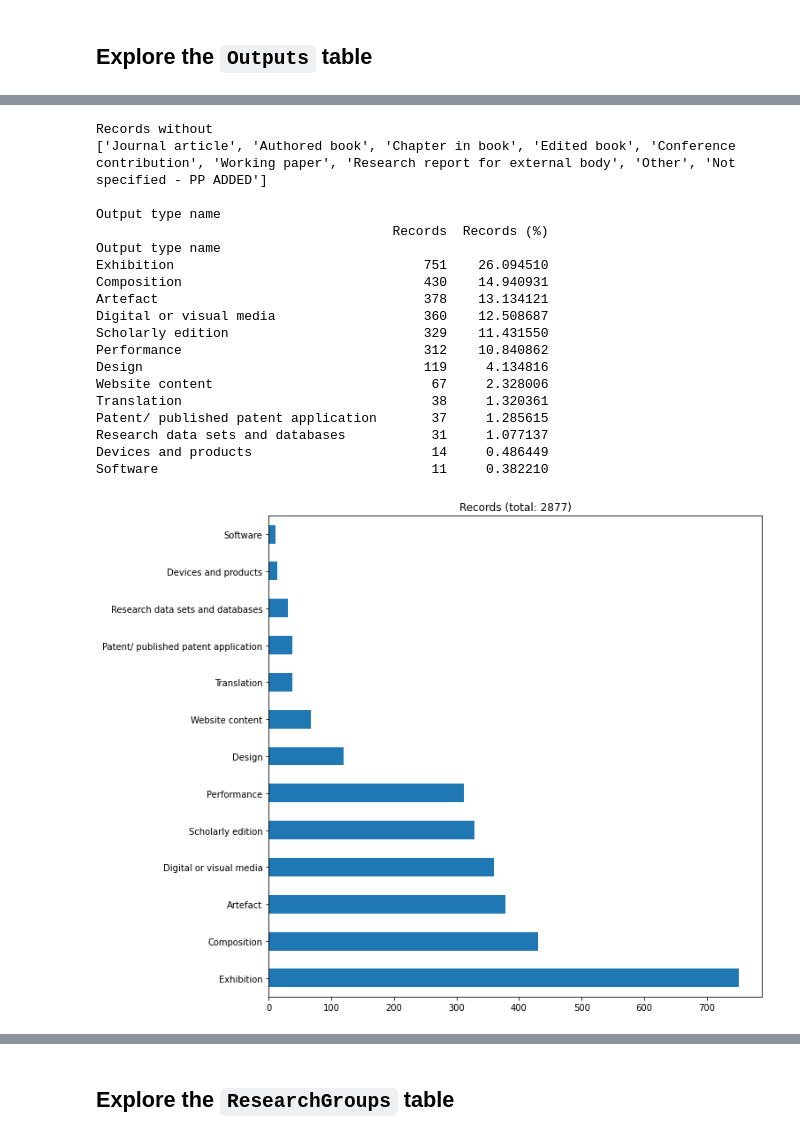
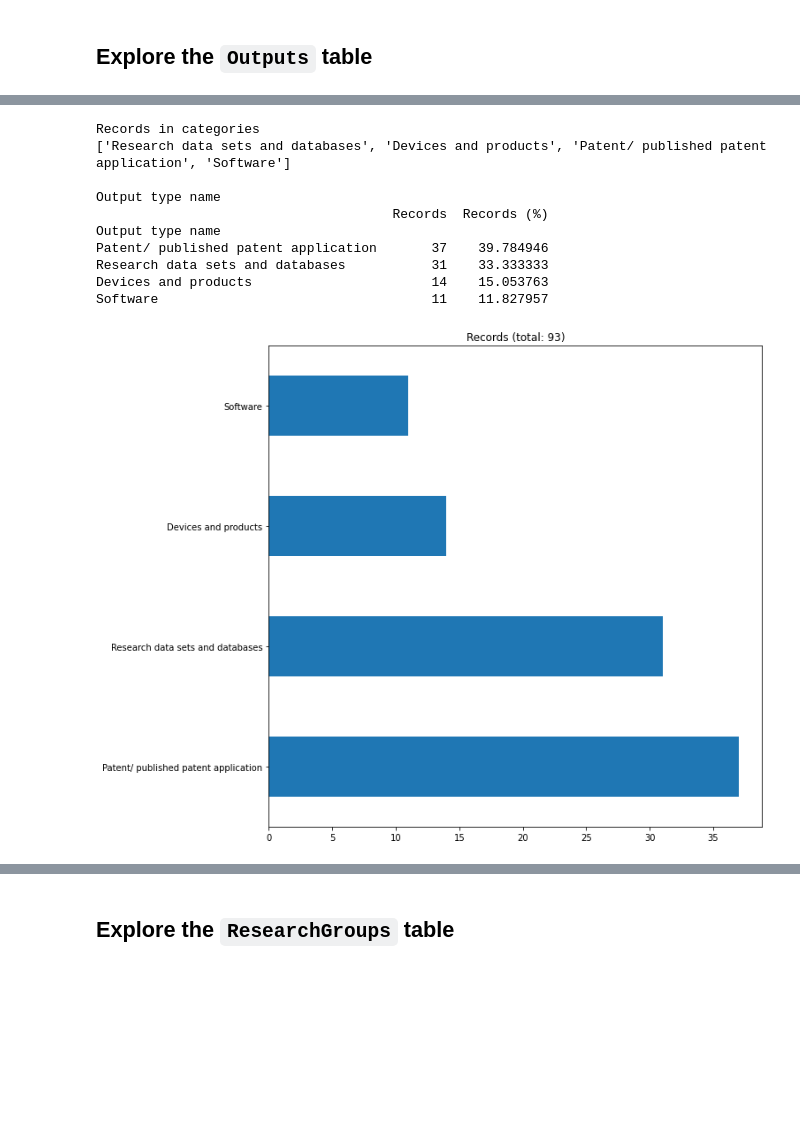
Before and after one commit to softwaresaved/ref-2021-analysis, a Jupyter notebook: notebooks/STUDY_data.ipynb, the cells around one changed output, grey strips where cells are left out. Cells and saved outputs as stored; diff of their text form; code cells hidden in the pictures; blank space fills up the shorter version.

Commit message:
Update outputs.

```diff
--- a/notebooks/STUDY_data.ipynb
+++ b/notebooks/STUDY_data.ipynb
@@ -55,73 +55,57 @@ vis.calculate_and_visualise_counts(dset,
                                    do_print=True,
                                    do_plot="count")
 
-# print and plot counts for outputs that are not "standdard" academic outputs
-# ---------------------------------------------------------------------------
-standard_pubs = ["Journal article",
-                 "Authored book",
-                 "Chapter in book",
-                 "Edited book",
-                 "Conference contribution",
-                 "Working paper",
-                 "Research report for external body"
-            ]
-extra_outputs = ["Other",
-                 cb.VALUE_ADDED_NOT_SPECIFIED,
-                ]
-outputs_to_filter = standard_pubs + extra_outputs
-print(f"\nRecords without\n{outputs_to_filter}\n")
-vis.calculate_and_visualise_counts(dset[~dset[cb.COL_OUTPUT_TYPE_NAME].isin(outputs_to_filter)],
+# print and plot counts for outputs that should/could be directly linked to software
+# ----------------------------------------------------------------------------------
+outputs_linked = ["Research data sets and databases",
+                  "Devices and products",
+                  "Patent/ published patent application",
+                  "Software"]
+print(f"\nRecords in categories\n{outputs_linked}\n")
+vis.calculate_and_visualise_counts(dset[dset[cb.COL_OUTPUT_TYPE_NAME].isin(outputs_linked)],
                                    cb.COL_OUTPUT_TYPE_NAME,
                                    do_print=True,
                                    do_plot="count")
 
-# print details about the software outputs
-# ----------------------------------------
+# print details about the "Software" outputs
+# ------------------------------------------
+target_output_type = "Software"
 columns_to_print = [cb.COL_INST_NAME,
                     cb.COL_PANEL_NAME,
                     cb.COL_UOA_NAME,
                     cb.COL_OUTPUT_TITLE]
-print(dset.loc[dset[cb.COL_OUTPUT_TYPE_NAME] == "Software",
+print(dset.loc[dset[cb.COL_OUTPUT_TYPE_NAME] == target_output_type,
                columns_to_print].set_index(cb.COL_INST_NAME).to_string())
 # %% [output]
 Read ../data/raw/extracted/Outputs.csv
 Preprocessed to
 - replace missing values with 'Not specified - PP ADDED'
 
 Records      : 185354
 Institutions : 158
 Output types : 21
 Panels       : 4
 UOA          : 35
 
 All records
 -----------
 ... (20 lines left out)
 Patent/ published patent application       37     0.019962
 Research data sets and databases           31     0.016725
 Devices and products                       14     0.007553
 Software                                   11     0.005935
 [figure]
-Records without
-['Journal article', 'Authored book', 'Chapter in book', 'Edited book', 'Conference contribution', 'Working paper', 'Research report for external body', 'Other', 'Not specified - PP ADDED']
+Records in categories
+['Research data sets and databases', 'Devices and products', 'Patent/ published patent application', 'Software']
 
 Output type name
                                       Records  Records (%)
 Output type name
-Exhibition                                751    26.094510
-Composition                               430    14.940931
-Artefact                                  378    13.134121
-Digital or visual media                   360    12.508687
-Scholarly edition                         329    11.431550
-Performance                               312    10.840862
-Design                                    119     4.134816
-Website content                            67     2.328006
-Translation                                38     1.320361
-Patent/ published patent application       37     1.285615
-Research data sets and databases           31     1.077137
-Devices and products                       14     0.486449
-Software                                   11     0.382210
+Patent/ published patent application       37    39.784946
+Research data sets and databases           31    33.333333
+Devices and products                       14    15.053763
+Software                                   11    11.827957
-[figure, old version]
+[figure, new version]
                                                                Main panel name                       Unit of assessment name                                                                             ...
 Institution name
 University of Ulster                                       Arts and humanities  Art and Design: History, Practice and Theory                                                                             ...
```
Also changed, not shown: 3 other files.
